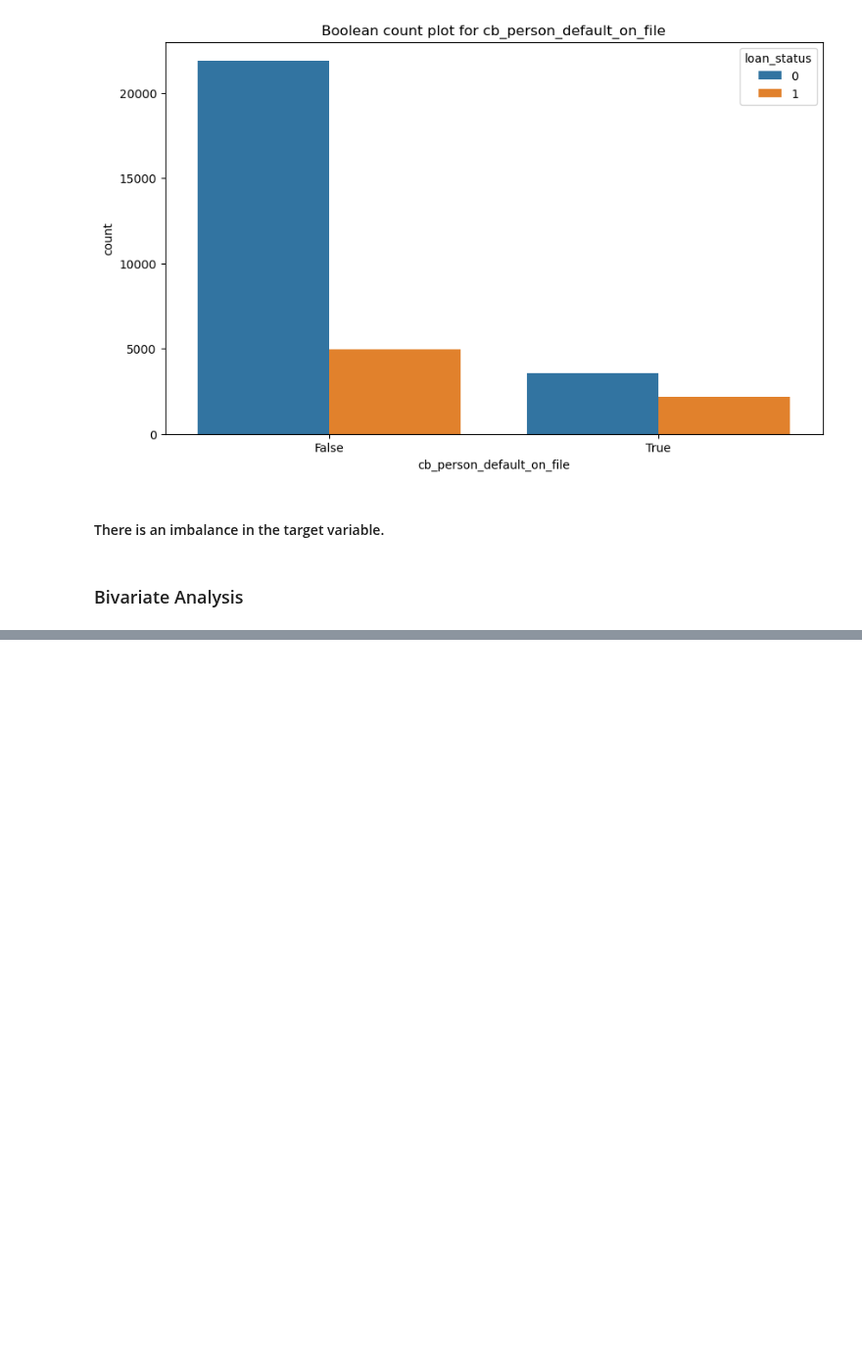
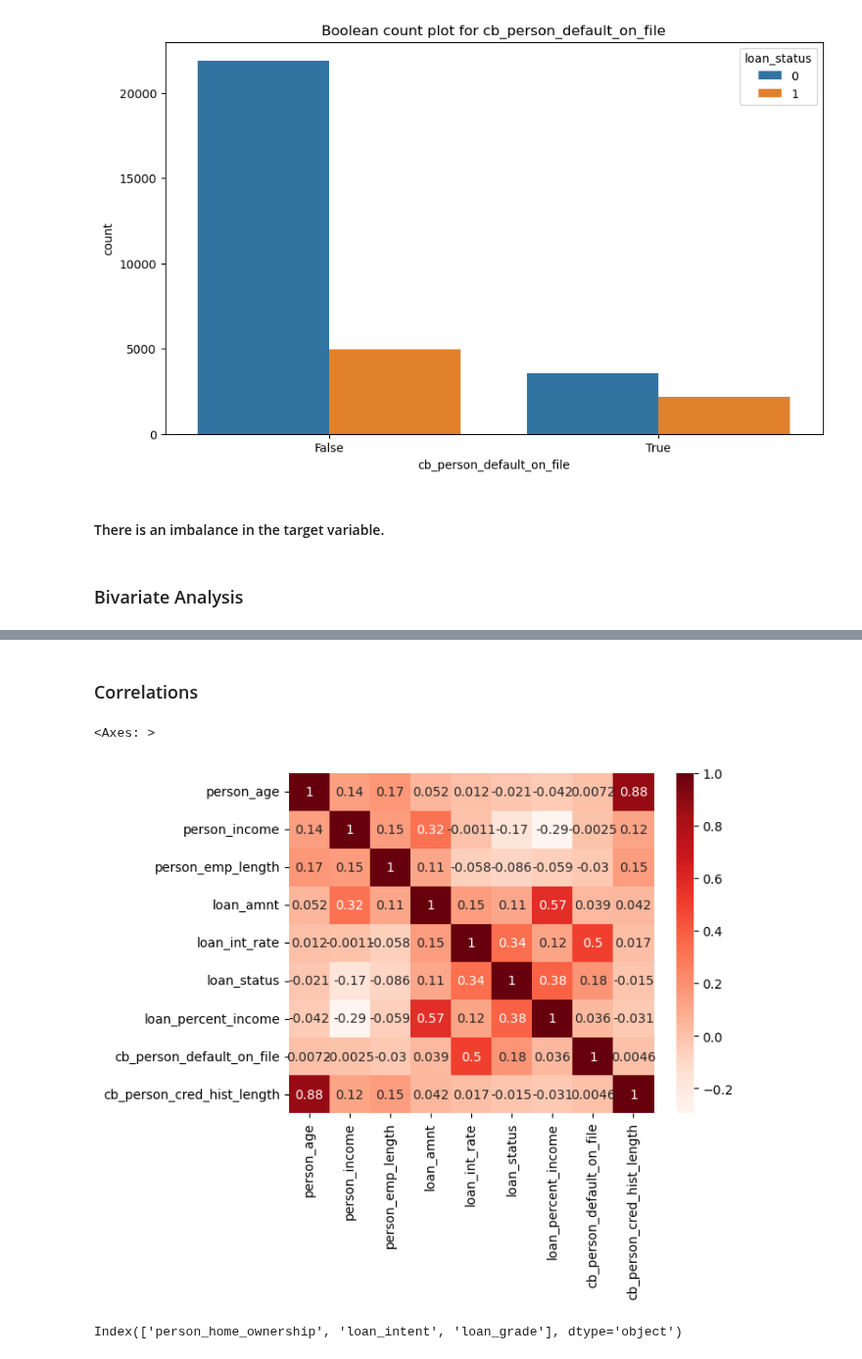
Before and after one commit to BillyBrothers/credit-risk-modeling, a Jupyter notebook: notebooks/EDA.ipynb, the cells around one changed output, grey strips where cells are left out. Shown at 98% size. Saved outputs shown, nothing was run; the diff lists cells and outputs as text; code cells hidden in the pictures; blank space fills up the shorter version.

Commit message:
correlation heatmap of numerical features analysis.

```diff
--- a/notebooks/EDA.ipynb
+++ b/notebooks/EDA.ipynb
@@ -508,0 +495,11 @@ for numeric_feature in numeric_features:
+# %% [markdown]
+### Correlations
+# %%
+sns.heatmap(credit_risk_dataset.corr(numeric_only=True), annot=True, cmap ='Reds')
+# %% [output]
+<Axes: >
+[figure, added]
+# %%
+categorical_features.
+# %% [output]
+Index(['person_home_ownership', 'loan_intent', 'loan_grade'], dtype='object')
```
Also changed, not shown: parts of 2 cells of this notebook.
